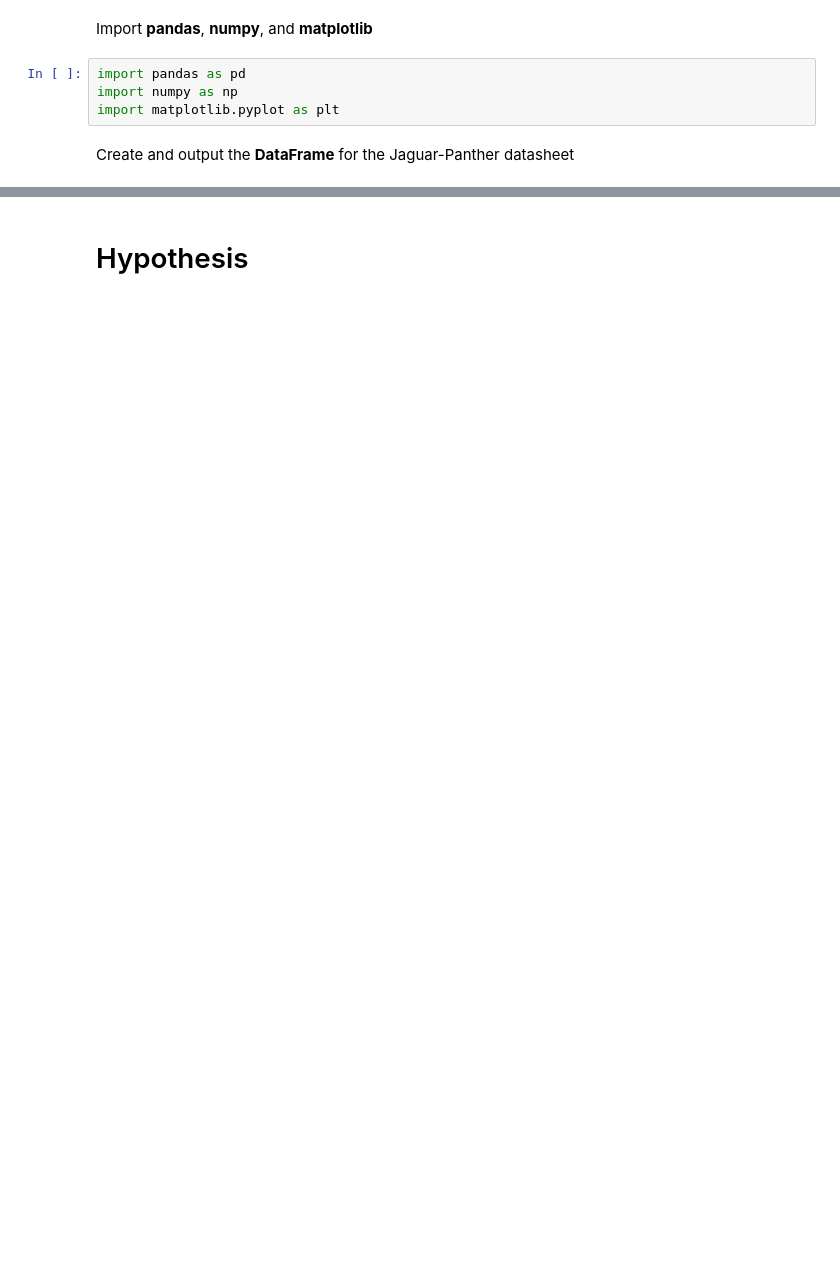
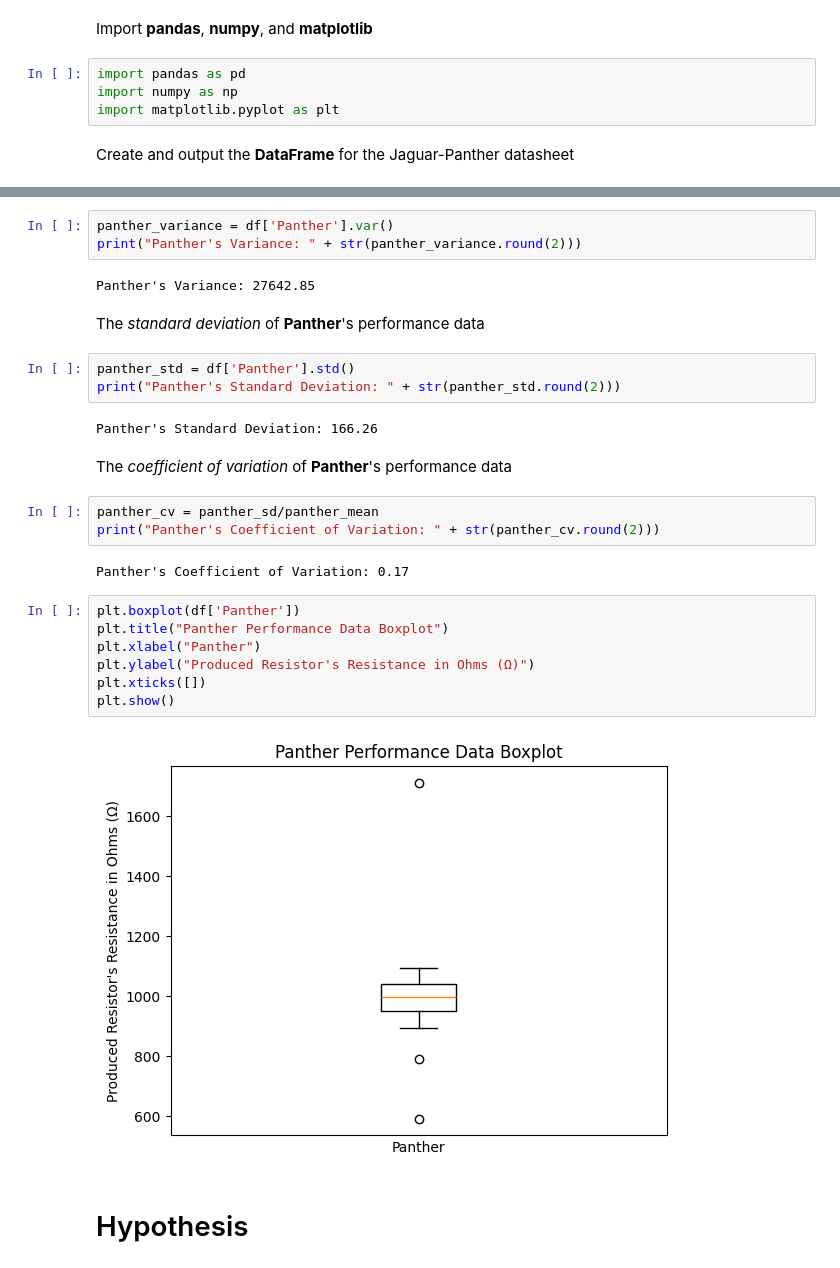
Before and after one commit to geobutas/MATHEDA-Butas, a Jupyter notebook: WK4 - Exam/WK4-EDA-Activity-1-Descriptive-Statistics.ipynb, the cells around one changed output, grey strips where cells are left out. Drawn from its saved outputs; the diff is of its cells as text; blank space fills up the shorter version.

```diff
--- a/WK4 - Exam/WK4-EDA-Activity-1-Descriptive-Statistics.ipynb
+++ b/WK4 - Exam/WK4-EDA-Activity-1-Descriptive-Statistics.ipynb
@@ -22,2 +164,30 @@ df = pd.read_csv("")
+# %%
+panther_variance = df['Panther'].var()
+print("Panther's Variance: " + str(panther_variance.round(2)))
+# %% [output]
+Panther's Variance: 27642.85
+# %% [markdown]
+The *standard deviation* of **Panther**'s performance data
+# %%
+panther_std = df['Panther'].std()
+print("Panther's Standard Deviation: " + str(panther_std.round(2)))
+# %% [output]
+Panther's Standard Deviation: 166.26
+# %% [markdown]
+The *coefficient of variation* of **Panther**'s performance data
+# %%
+panther_cv = panther_sd/panther_mean
+print("Panther's Coefficient of Variation: " + str(panther_cv.round(2)))
+# %% [output]
+Panther's Coefficient of Variation: 0.17
+# %%
+plt.boxplot(df['Panther'])
+plt.title("Panther Performance Data Boxplot")
+plt.xlabel("Panther")
+plt.ylabel("Produced Resistor's Resistance in Ohms (Ω)")
+plt.xticks([])
+plt.show()
+# %% [output]
+[figure, added]
 # %% [markdown]
 # Hypothesis
```
Also changed, not shown: parts of 63 cells of this notebook.
